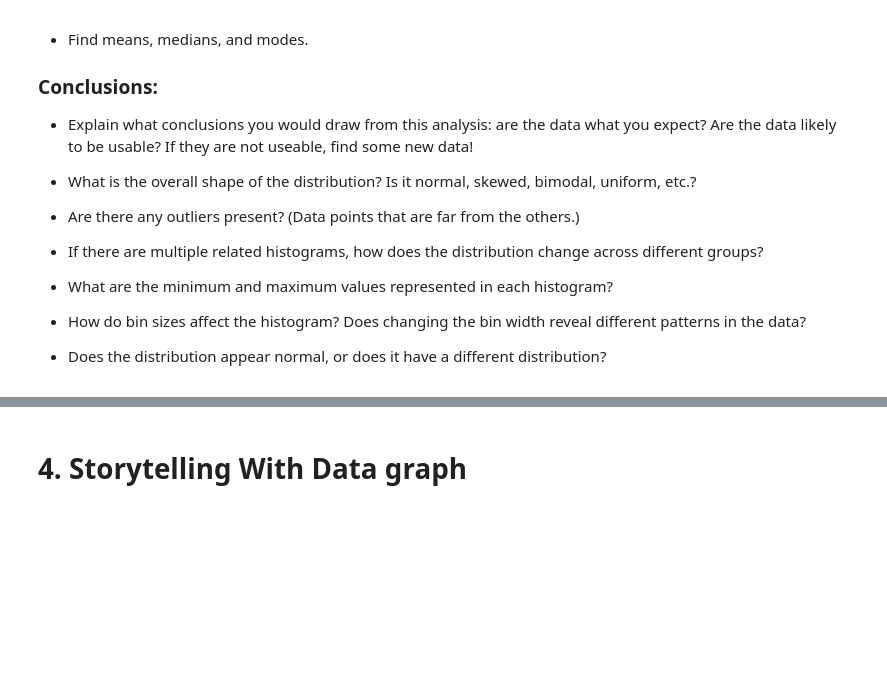
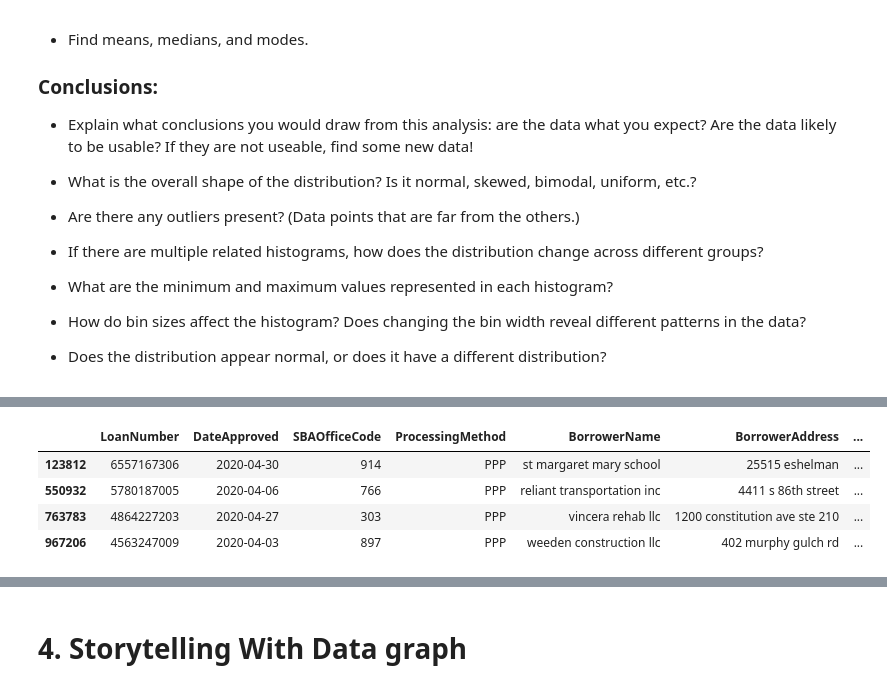
Before and after one commit to calebhadley1/Module-B-semester-2, a Jupyter notebook: OMDS-ModB2-Week4-Hadley-Caleb.ipynb, the cells around one changed output, grey strips where cells are left out. Cells and saved outputs as stored; diff of their text form; code cells hidden in the pictures; blank space fills up the shorter version.

```diff
--- a/OMDS-ModB2-Week4-Hadley-Caleb.ipynb
+++ b/OMDS-ModB2-Week4-Hadley-Caleb.ipynb
@@ -69,0 +89,2 @@ This week, you will do the same types of exercises as last week, but you should
+# %%
+pd.set_option('display.max_columns', None)
@@ -69,0 +111,12 @@ This week, you will do the same types of exercises as last week, but you should
+# %%
+numeric_df = df.select_dtypes(include=[np.number])
+
+# Find rows where ANY column has an infinite value
+rows_with_inf = df[np.isinf(numeric_df).any(axis=1)]
+rows_with_inf
+# %% [output]
+|  | LoanNumber | DateApproved | SBAOfficeCode | ProcessingMethod | BorrowerName | BorrowerAddress | ... |
+| 123812 | 6557167306 | 2020-04-30 | 914 | PPP | st margaret mary school | 25515 eshelman | ... |
+| 550932 | 5780187005 | 2020-04-06 | 766 | PPP | reliant transportation inc | 4411 s 86th street | ... |
+| 763783 | 4864227203 | 2020-04-27 | 303 | PPP | vincera rehab llc | 1200 constitution ave ste 210 | ... |
+| 967206 | 4563247009 | 2020-04-03 | 897 | PPP | weeden construction llc | 402 murphy gulch rd | ... |
```
Also changed, not shown: parts of 8 cells of this notebook.
